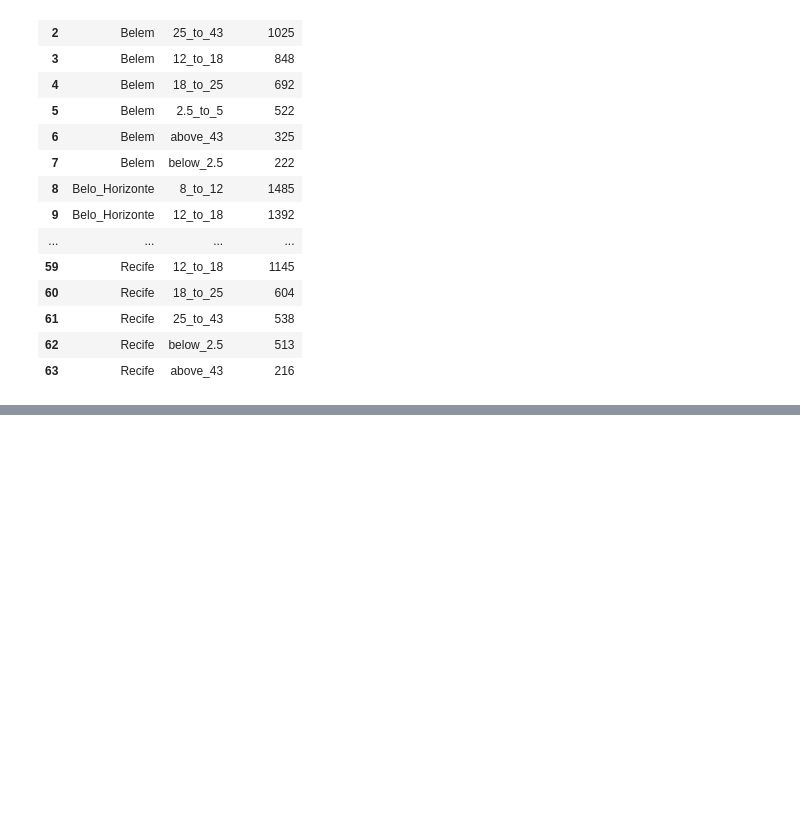
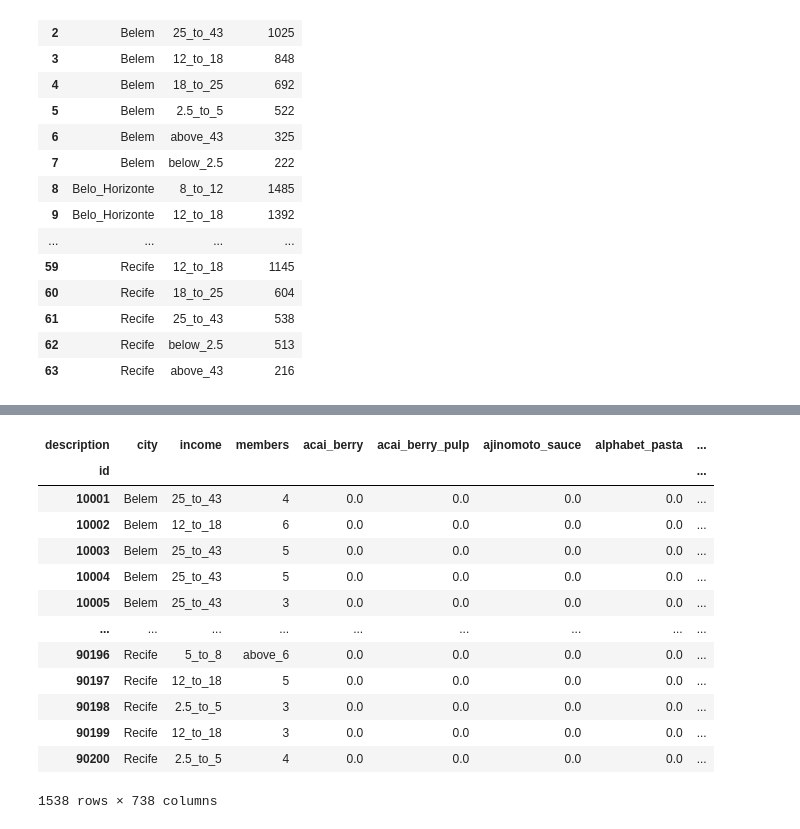
Before and after one commit to alokg1019/DataMining_Team1, a Jupyter notebook: Preprocessing_CES.ipynb, the cells around one changed output, grey strips where cells are left out. Saved outputs shown, nothing was run; the diff lists cells and outputs as text; code cells hidden in the pictures; blank space fills up the shorter version.

```diff
--- a/Preprocessing_CES.ipynb
+++ b/Preprocessing_CES.ipynb
@@ -291,0 +352,4 @@ ces_f_income_df
+# %%
+ces1=ces
+ces1['quantity']=1
+ces1
@@ -291,0 +370,7 @@ ces_f_income_df
+# %%
+ces2 = (ces1.groupby(['id','city','income','members','description'])['quantity']
+                .sum().unstack().reset_index()
+                .fillna(0)
+                .set_index('id'))
+
+ces2.head()
@@ -291,0 +398,17 @@ ces_f_income_df
+# %%
+ces2
+# %% [output]
+| description | city | income | members | acai_berry | acai_berry_pulp | ajinomoto_sauce | alphabet_pasta | ... |
+| id |  |  |  |  |  |  |  | ... |
+| 10001 | Belem | 25_to_43 | 4 | 0.0 | 0.0 | 0.0 | 0.0 | ... |
+| 10002 | Belem | 12_to_18 | 6 | 0.0 | 0.0 | 0.0 | 0.0 | ... |
+| 10003 | Belem | 25_to_43 | 5 | 0.0 | 0.0 | 0.0 | 0.0 | ... |
+| 10004 | Belem | 25_to_43 | 5 | 0.0 | 0.0 | 0.0 | 0.0 | ... |
+| 10005 | Belem | 25_to_43 | 3 | 0.0 | 0.0 | 0.0 | 0.0 | ... |
+| ... | ... | ... | ... | ... | ... | ... | ... | ... |
+| 90196 | Recife | 5_to_8 | above_6 | 0.0 | 0.0 | 0.0 | 0.0 | ... |
+| 90197 | Recife | 12_to_18 | 5 | 0.0 | 0.0 | 0.0 | 0.0 | ... |
+| 90198 | Recife | 2.5_to_5 | 3 | 0.0 | 0.0 | 0.0 | 0.0 | ... |
+| 90199 | Recife | 12_to_18 | 3 | 0.0 | 0.0 | 0.0 | 0.0 | ... |
+| 90200 | Recife | 2.5_to_5 | 4 | 0.0 | 0.0 | 0.0 | 0.0 | ... |
+1538 rows × 738 columns
```
Also changed, not shown: parts of 11 cells of this notebook.
